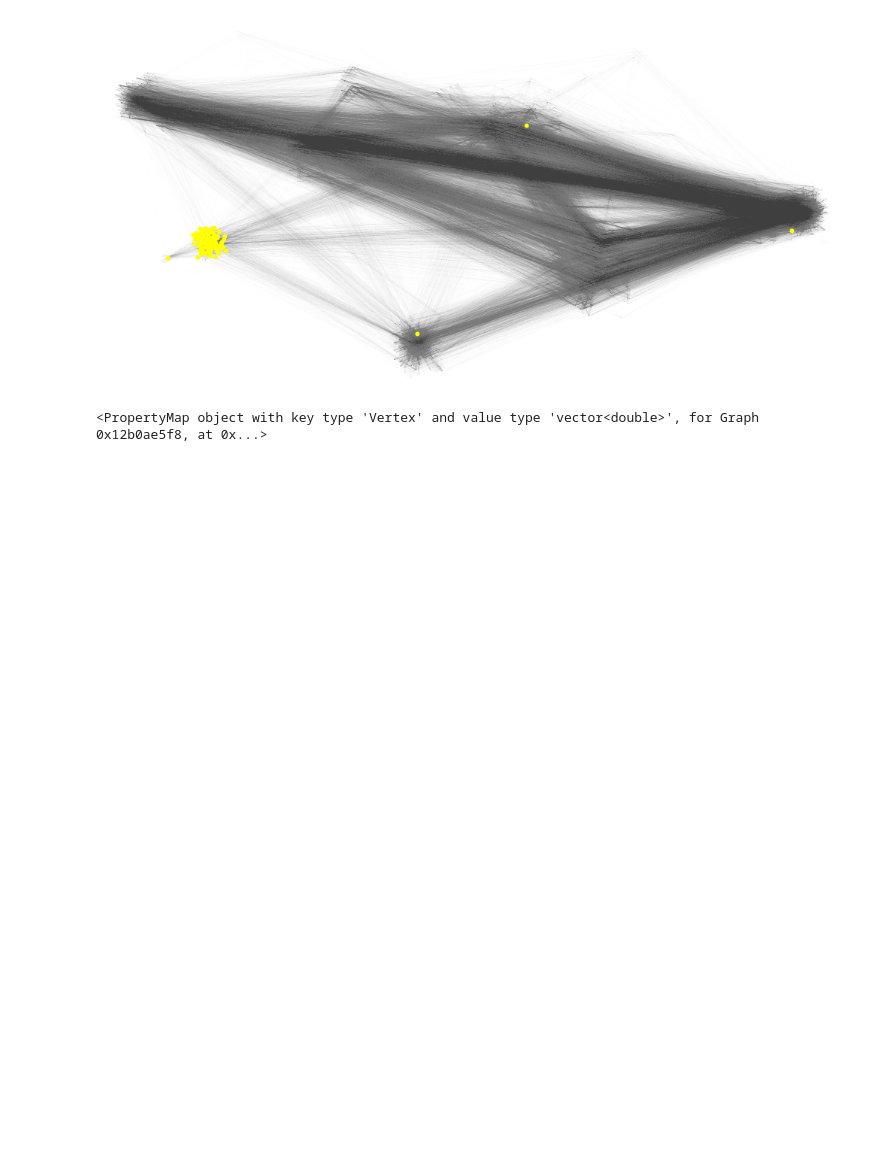
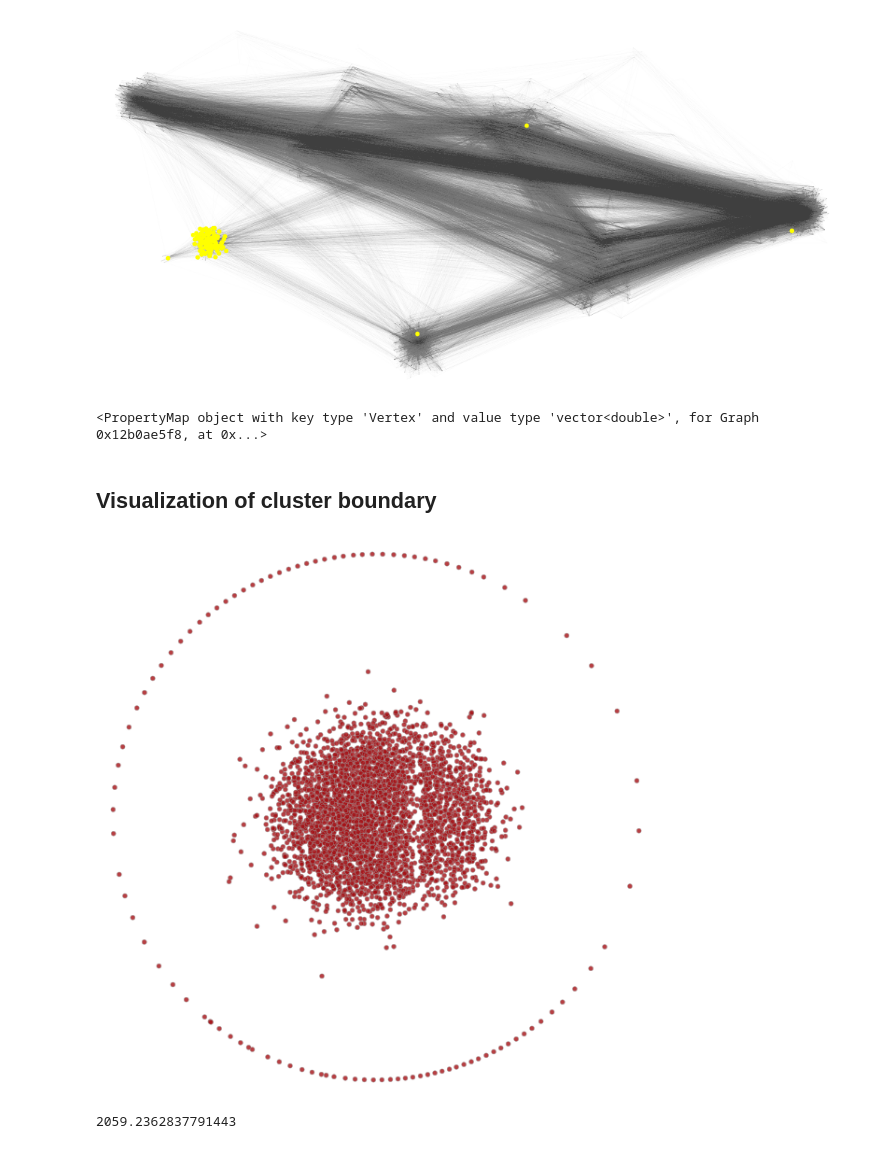
Before and after one commit to kfoynt/LocalGraphClustering, a Jupyter notebook: notebooks/examples_with_visualization.ipynb, the cells around one changed output. Drawn from its saved outputs; the diff is of its cells as text; code cells hidden in the pictures; blank space fills up the shorter version.

Commit message:
boundary visualization

```diff
--- a/notebooks/examples_with_visualization.ipynb
+++ b/notebooks/examples_with_visualization.ipynb
@@ -285,3 +285,5 @@ graph_draw(g_gtool, pos, output_size=(1000, 500),
 # %% [output]
 [figure]
 <PropertyMap object with key type 'Vertex' and value type 'vector<double>', for Graph 0x12b0ae5f8, at 0x...>
+# %% [markdown]
+## Visualization of cluster boundary
@@ -287,0 +391,14 @@ graph_draw(g_gtool, pos, output_size=(1000, 500),
+# %%
+import time
+# Create an object for the l1-regularized PageRank algorithm + Rounding (this method uses a fast C++ implementation).
+l1reg_clustering = l1_regularized_PageRank_Clustering.L1_regularized_PageRank_Clustering()
+g = graph_class_local.GraphLocal('./datasets/JohnsHopkins.edgelist','edgelist','\t')
+# Find a cluster using approximate PageRank.
+output_l1reg_clustering = l1reg_clustering.produce([g],[3215])
+t1 = time.time()
+pos,G = boundary_visualization(g,output_l1reg_clustering[0])
+t2 = time.time()
+print(t2-t1)
+# %% [output]
+[figure, added]
+2059.2362837791443
```
Also changed, not shown: parts of 1 cell of this notebook, 1 other file.
